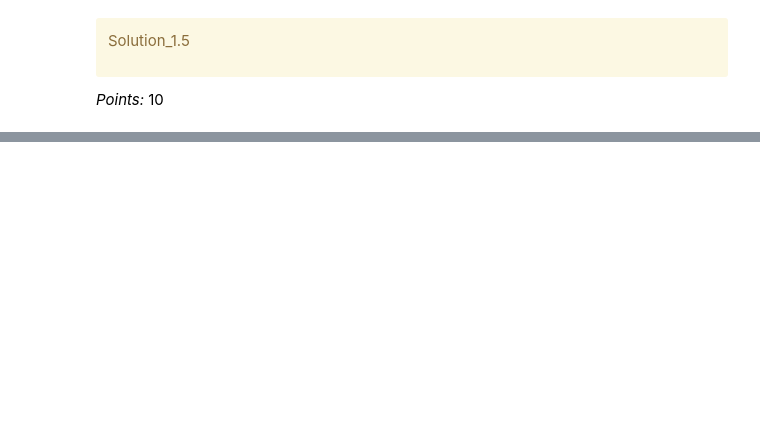
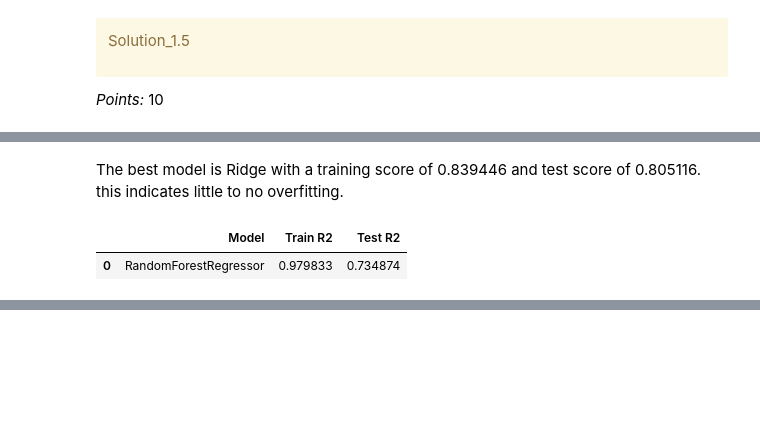
Before and after one commit to aneeshanavlakha/hw8, a Jupyter notebook: hw8.ipynb, the cells around one changed output, grey strips where cells are left out. Drawn from its saved outputs; the diff is of its cells as text; code cells hidden in the pictures; blank space fills up the shorter version.

```diff
--- a/hw8.ipynb
+++ b/hw8.ipynb
@@ -567,0 +452,2 @@ target = ["RainTomorrow"]
+# %% [markdown]
+The best model is Ridge	with a training score of 0.839446 and test score of 0.805116. this indicates little to no overfitting.
@@ -567,0 +505,29 @@ target = ["RainTomorrow"]
+# %%
+# randomforestregressor adapted from lec 20
+
+from sklearn.ensemble import RandomForestRegressor
+from sklearn.metrics import r2_score
+from sklearn.pipeline import make_pipeline
+
+rf = RandomForestRegressor(n_estimators=100, random_state=0)
+
+pipe_rf = make_pipeline(preprocessor, rf)
+
+pipe_rf.fit(X_train, y_train)
+
+y_train_pred = pipe_rf.predict(X_train)  # Predictions on the training set
+y_test_pred = pipe_rf.predict(X_test)    # Predictions on the test set
+
+train_r2 = r2_score(y_train, y_train_pred)  # R^2 for training data
+test_r2 = r2_score(y_test, y_test_pred)     # R^2 for test data
+
+results.append({
+    'Model': 'RandomForestRegressor',
+    'Train R2': train_r2,
+    'Test R2': test_r2
+})
+
+results_df = pd.DataFrame(results)
+# %% [output]
+|  | Model | Train R2 | Test R2 |
+| 0 | RandomForestRegressor | 0.979833 | 0.734874 |
```
Also changed, not shown: parts of 37 cells of this notebook, 1 other file.
